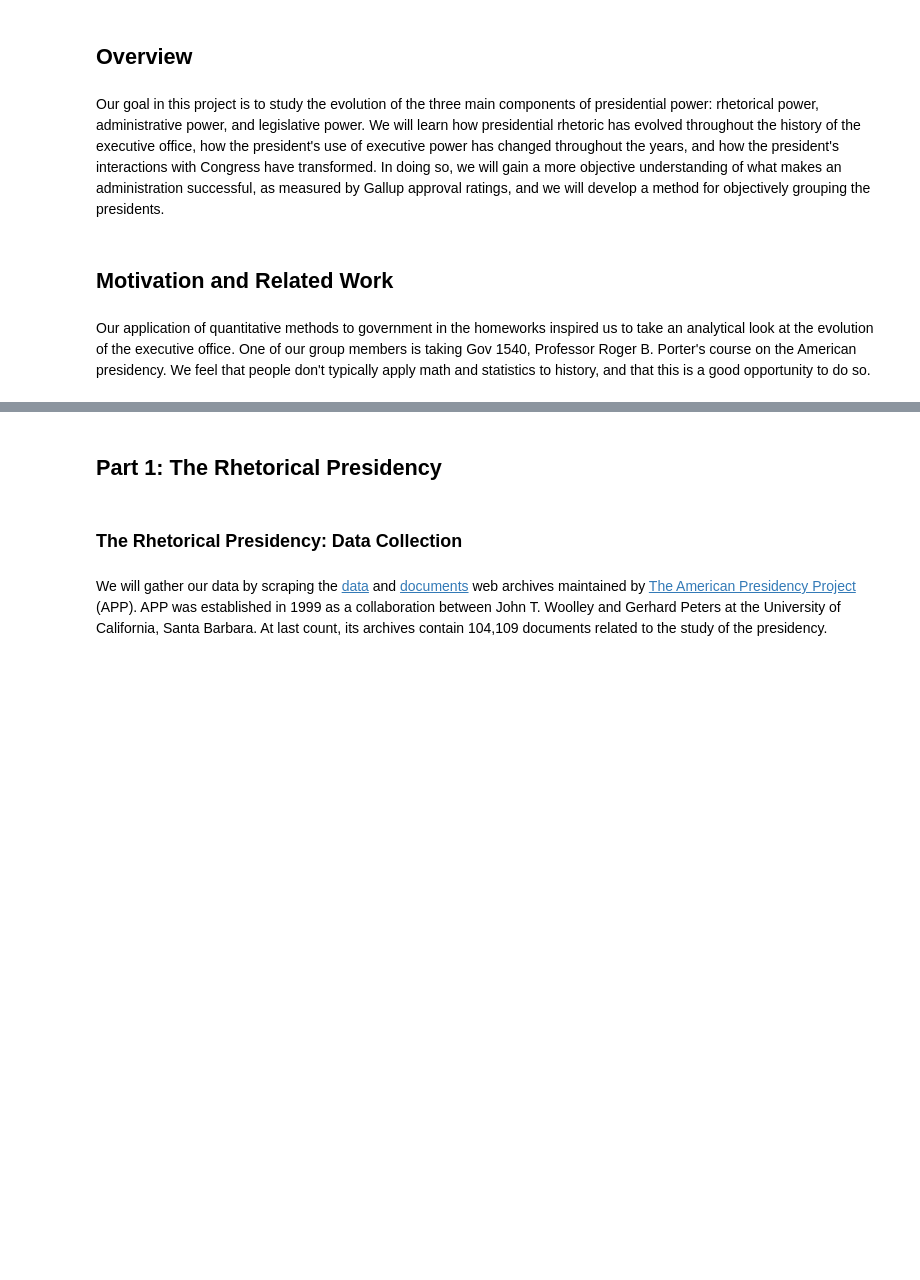
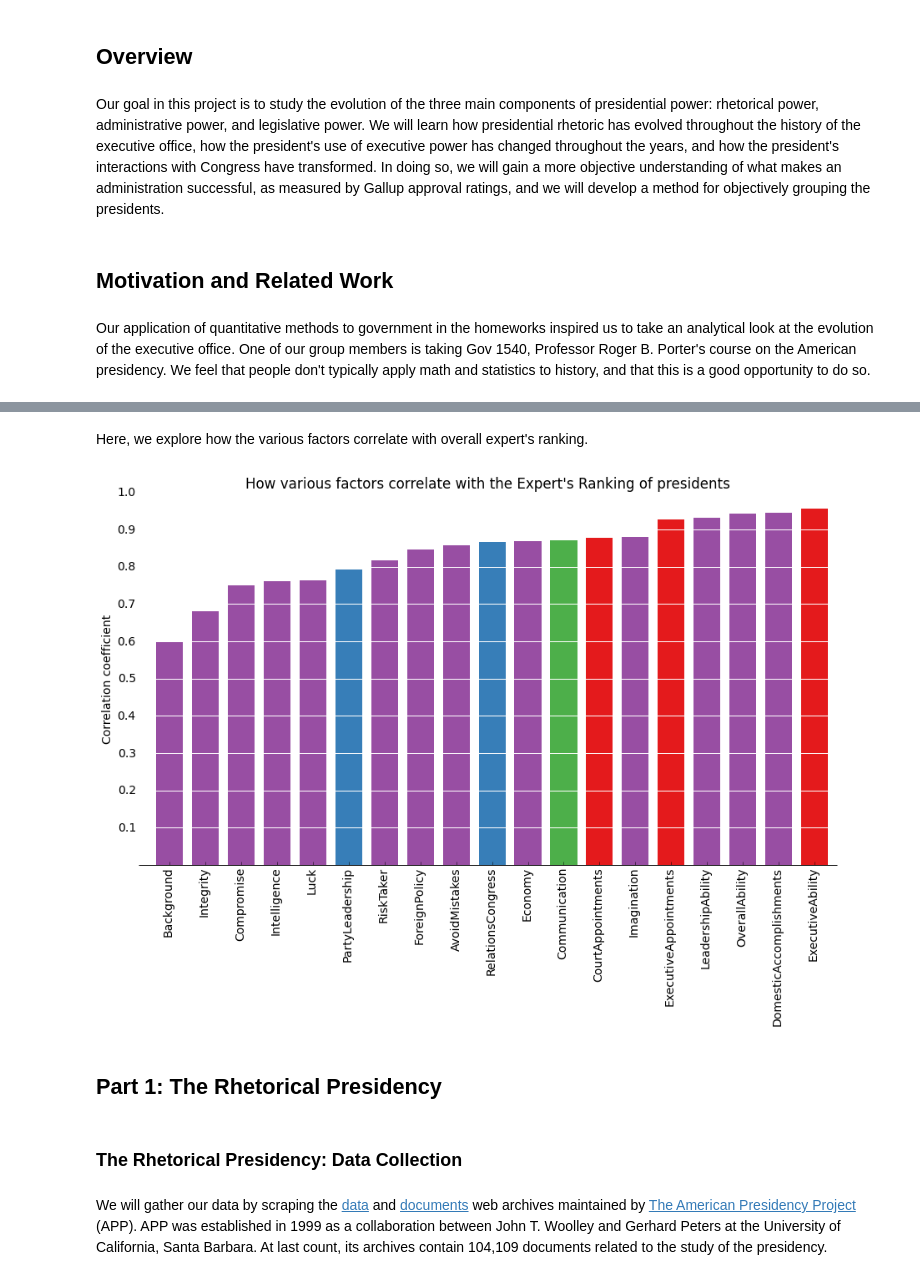
Before and after one commit to rlucioni/executive-evolution, a Jupyter notebook: cs109-project.ipynb, the cells around one changed output, grey strips where cells are left out. Saved outputs shown, nothing was run; the diff lists cells and outputs as text; code cells hidden in the pictures; blank space fills up the shorter version.

```diff
--- a/cs109-project.ipynb
+++ b/cs109-project.ipynb
@@ -252,3 +582,71 @@ def died_inoffice_from_name(name,year=0):
+# %%
+# read in the Siena ratings
+f = open('data/siena_ratings.json')
+raw = f.read()
+siena_ratings = json.loads(raw)
+f.close()
+# %%
+# put Siena data into DataFrame
+siena_data = pd.DataFrame(siena_ratings)
+for column in siena_data.columns:
+    if column == 'president':
+        continue
+    mycolumn = [float(x) for x in siena_data[column]]
+    siena_data[column] = mycolumn
+
+siena_data.columns = [u'Compromise', u'AvoidMistakes', u'Background', u'Communication',
+                             u'CourtAppointments', u'DomesticAccomplishments', u'ExecutiveAbility', u'ExecutiveAppointments',
+                             u'ExpertsView', u'ForeignPolicy', u'Economy', u'Imagination',
+                             u'Integrity', u'Intelligence', u'LeadershipAbility', u'Luck', u'Overall', u'OverallAbility',
+                             u'PartyLeadership', u'RelationsCongress', u'RiskTaker', u'president']
+# %% [markdown]
+Here, we explore how the various factors correlate with overall expert's ranking.
+# %%
+# All the categories:
+#    Compromise, AvoidMistakes, Background, Communication
+#    CourtAppointments, DomesticAccomplishments, ExecutiveAbility, ExecutiveAppointments
+#    ExpertsView, ForeignPolicy, Economy, Imagination
+#    Integrity, Intelligence, LeadershipAbility, Luck, Overall, OverallAbility
+#    PartyLeadership, RelationsCongress, RiskTaker
+
+metric_dict = {}
+for col in siena_data.columns:
+    if (col == 'president') or (col == 'Overall') or (col == 'ExpertsView'):
+        continue
+    metric_dict[col] = pearsonr(list(siena_data[col]),list(siena_data['ExpertsView']))[0]
+
+sorted_x = sorted(metric_dict.iteritems(), key=operator.itemgetter(1))
+
+
+metrics, correlation = [], []
+for x in sorted_x:
+    metrics.append(x[0])
+    correlation.append(x[1])
+
+
+ticks = [x*2 for x in range(19)]
+
+box_colors_all = brewer2mpl.get_map('Set1', 'qualitative', 4).mpl_colors
+box_colors = [box_colors_all[3]]*19
+box_colors[18],box_colors[14],box_colors[12] = box_colors_all[0],box_colors_all[0],box_colors_all[0]
+box_colors[9],box_colors[5] = box_colors_all[1],box_colors_all[1]
+box_colors[11] = box_colors_all[2]
+
+plt.figure(figsize=(15,8))
+b = plt.bar(ticks, correlation, color=box_colors, width=1.5)
+plt.grid(axis='y', color='white', linestyle='-', lw=1)
+plt.yticks([0.1, 0.2, 0.3, 0.4, 0.5, 0.6, 0.7, 0.8, 0.9, 1])
+
+fmt = plt.ScalarFormatter(useOffset=False)
+plt.gca().xaxis.set_major_formatter(fmt)
+plt.xlim(-1, 38)
+plt.ylabel("Correlation coefficient")
+plt.title("How various factors correlate with the Expert's Ranking of presidents")
+
+plt.xticks([x+0.75 for x in ticks], metrics,rotation='vertical')
+remove_border(left=False)
+# %% [output]
+[figure, added]
 # %% [markdown]
 ## Part 1: The Rhetorical Presidency
 # %% [markdown]
```
Also changed, not shown: parts of 59 cells of this notebook, 2 other files.
